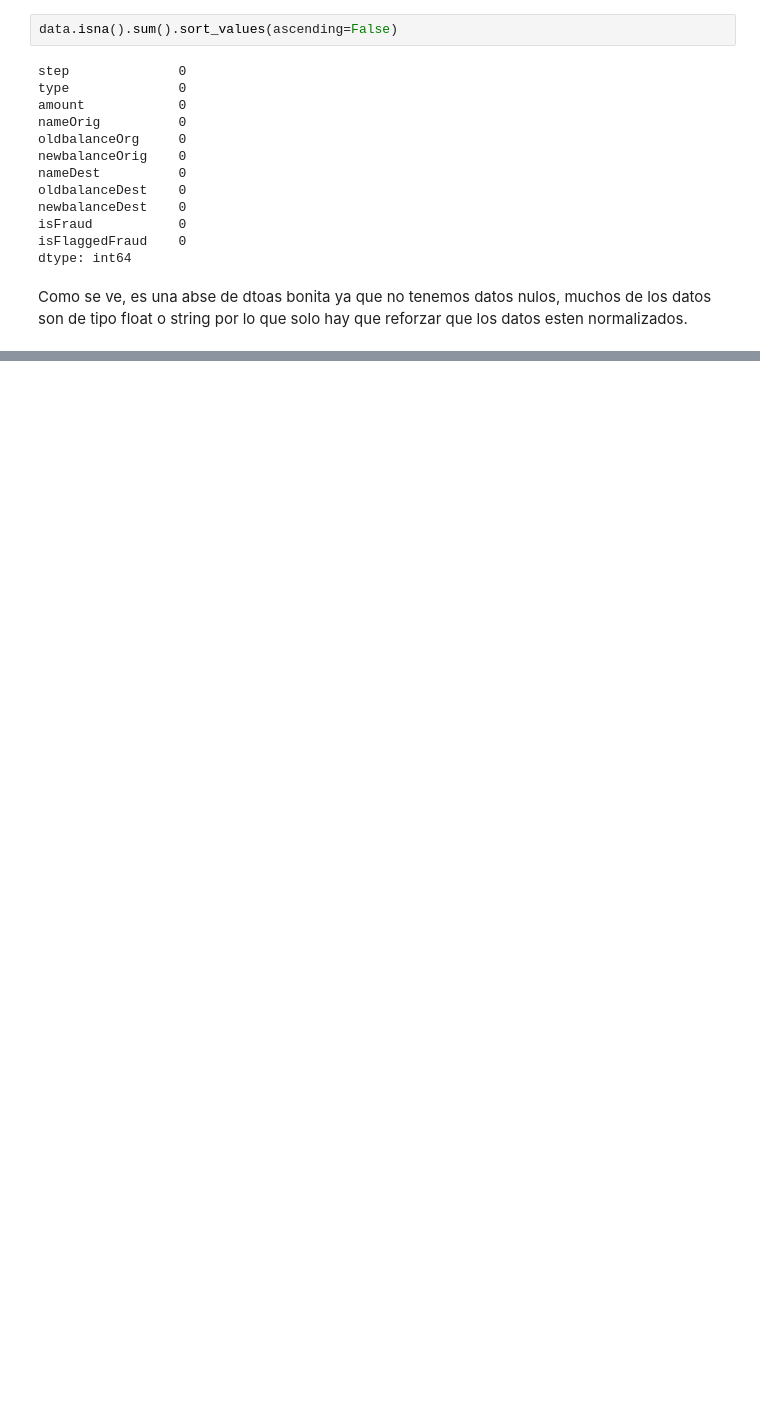
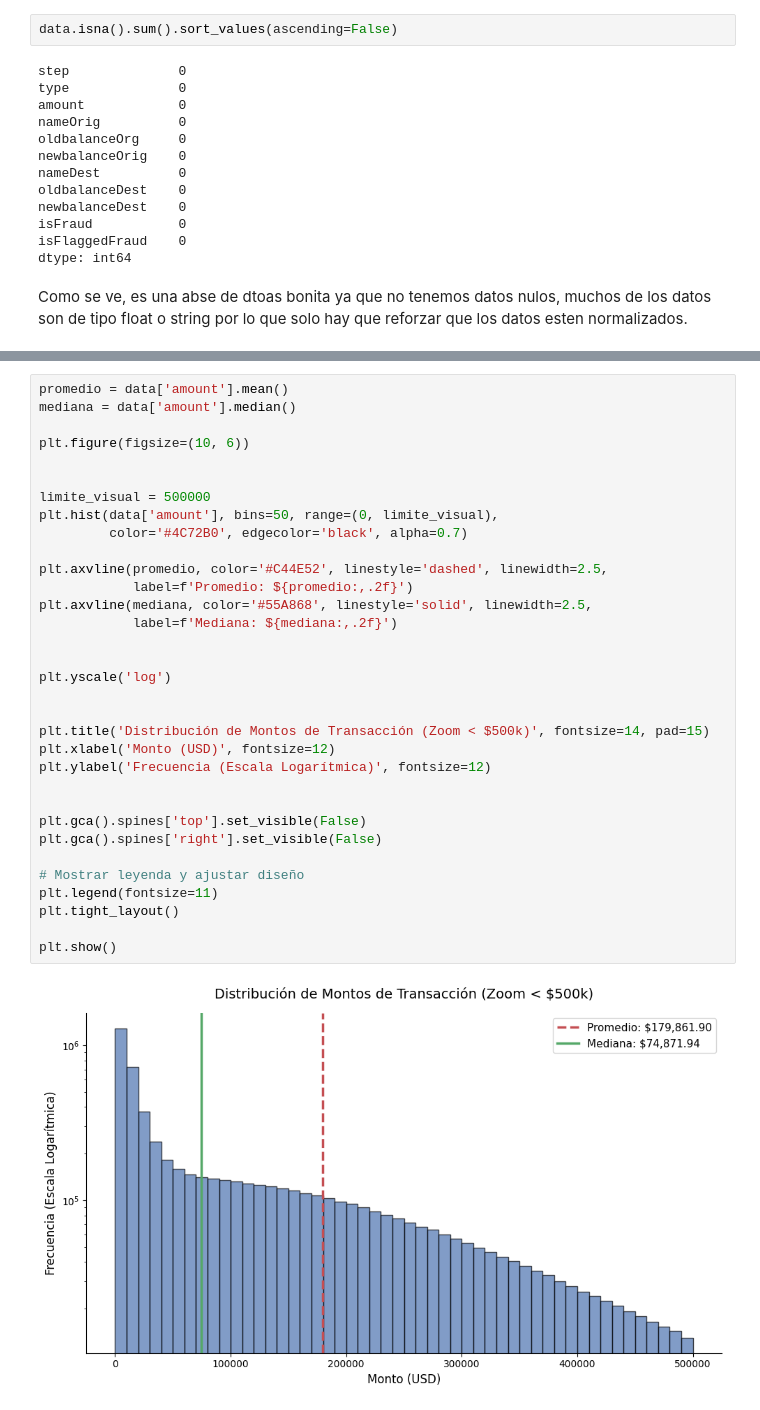
Before and after one commit to EmmaAli1604/Deteccion-Fraudes-Bancarios, a Jupyter notebook: deteccion-fraudes-bancarios/notebooks/EDA.ipynb, the cells around one changed output, grey strips where cells are left out. Cells and saved outputs as stored; diff of their text form; blank space fills up the shorter version.

```diff
--- a/deteccion-fraudes-bancarios/notebooks/EDA.ipynb
+++ b/deteccion-fraudes-bancarios/notebooks/EDA.ipynb
@@ -93,0 +141,35 @@ plt.show()
+# %%
+promedio = data['amount'].mean()
+mediana = data['amount'].median()
+
+plt.figure(figsize=(10, 6))
+
+
+limite_visual = 500000
+plt.hist(data['amount'], bins=50, range=(0, limite_visual),
+         color='#4C72B0', edgecolor='black', alpha=0.7)
+
+plt.axvline(promedio, color='#C44E52', linestyle='dashed', linewidth=2.5,
+            label=f'Promedio: ${promedio:,.2f}')
+plt.axvline(mediana, color='#55A868', linestyle='solid', linewidth=2.5,
+            label=f'Mediana: ${mediana:,.2f}')
+
+
+plt.yscale('log')
+
+
+plt.title('Distribución de Montos de Transacción (Zoom < $500k)', fontsize=14, pad=15)
+plt.xlabel('Monto (USD)', fontsize=12)
+plt.ylabel('Frecuencia (Escala Logarítmica)', fontsize=12)
+
+
+plt.gca().spines['top'].set_visible(False)
+plt.gca().spines['right'].set_visible(False)
+
+# Mostrar leyenda y ajustar diseño
+plt.legend(fontsize=11)
+plt.tight_layout()
+
+plt.show()
+# %% [output]
+[figure, added]
```
Also changed, not shown: parts of 17 cells of this notebook, 5 other files.
